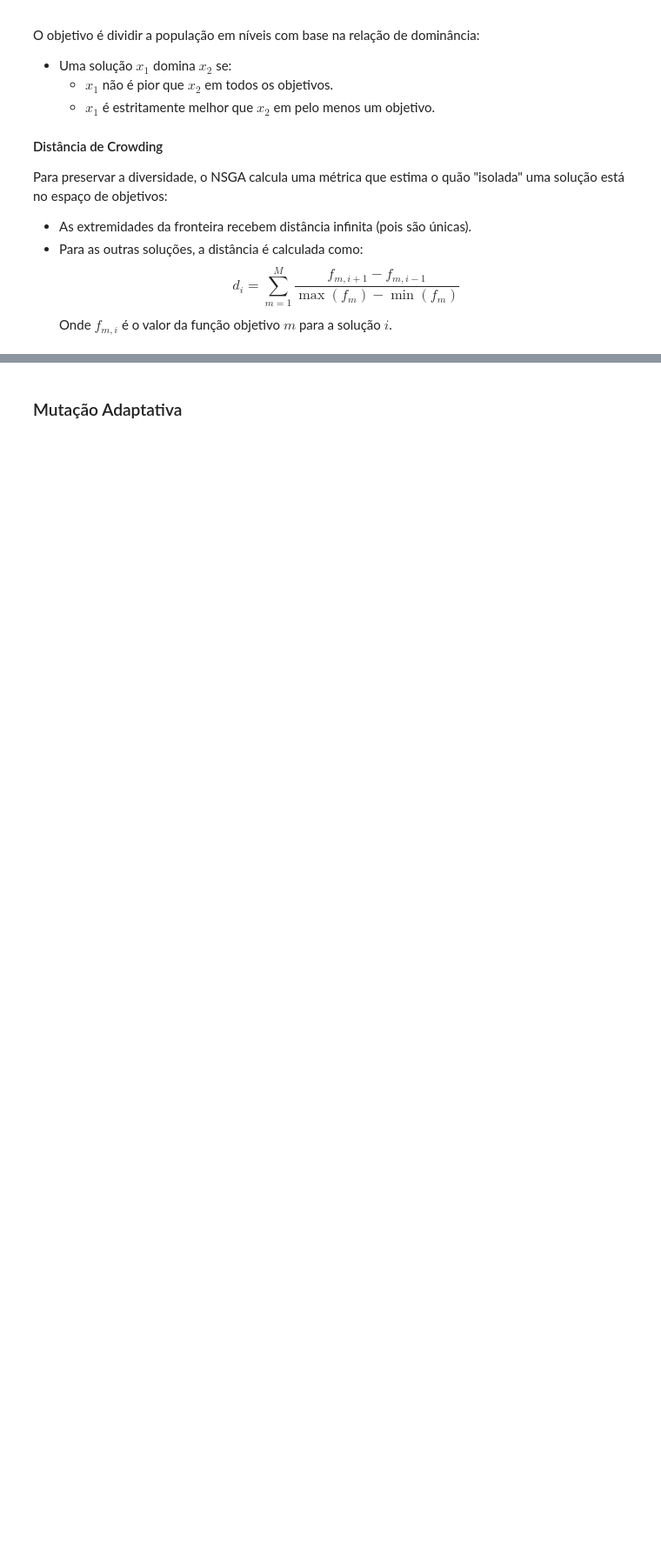
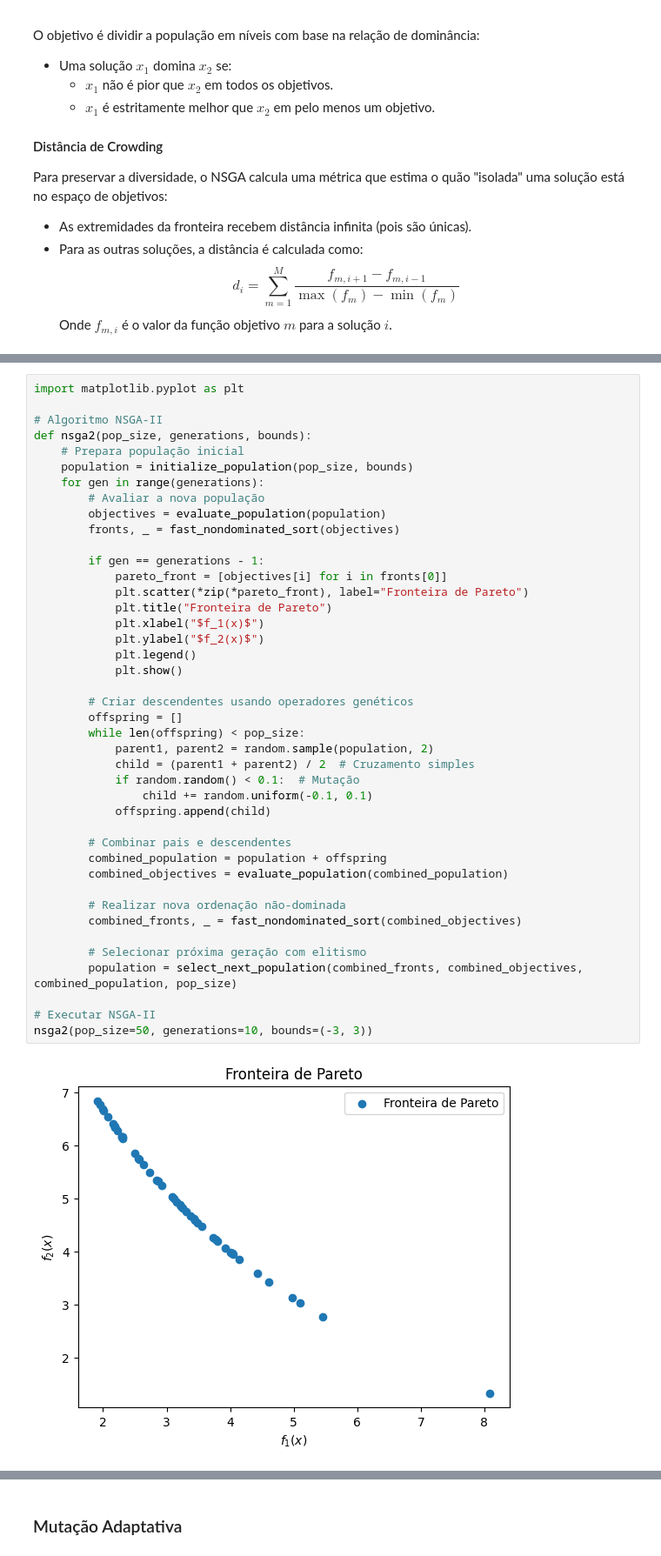
Before and after one commit to JunioCesarFerreira/NSGA-Studies, a Jupyter notebook: notebooks/nsga-initial-study.ipynb, the cells around one changed output, grey strips where cells are left out. Shown: that part at 87% size. Saved outputs shown, nothing was run; the diff lists cells and outputs as text; blank space fills up the shorter version.

```diff
--- a/notebooks/nsga-initial-study.ipynb
+++ b/notebooks/nsga-initial-study.ipynb
@@ -249 +240,45 @@ nsga(pop_size=50, generations=100, bounds=(-3, 3))
+# %%
+import matplotlib.pyplot as plt
+
+# Algoritmo NSGA-II
+def nsga2(pop_size, generations, bounds):
+    # Prepara população inicial
+    population = initialize_population(pop_size, bounds)
+    for gen in range(generations):
+        # Avaliar a nova população
+        objectives = evaluate_population(population)
+        fronts, _ = fast_nondominated_sort(objectives)
+
+        if gen == generations - 1:
+            pareto_front = [objectives[i] for i in fronts[0]]
+            plt.scatter(*zip(*pareto_front), label="Fronteira de Pareto")
+            plt.title("Fronteira de Pareto")
+            plt.xlabel("$f_1(x)$")
+            plt.ylabel("$f_2(x)$")
+            plt.legend()
+            plt.show()
+
+        # Criar descendentes usando operadores genéticos
+        offspring = []
+        while len(offspring) < pop_size:
+            parent1, parent2 = random.sample(population, 2)
+            child = (parent1 + parent2) / 2  # Cruzamento simples
+            if random.random() < 0.1:  # Mutação
+                child += random.uniform(-0.1, 0.1)
+            offspring.append(child)
+
+        # Combinar pais e descendentes
+        combined_population = population + offspring
+        combined_objectives = evaluate_population(combined_population)
+
+        # Realizar nova ordenação não-dominada
+        combined_fronts, _ = fast_nondominated_sort(combined_objectives)
+
+        # Selecionar próxima geração com elitismo
+        population = select_next_population(combined_fronts, combined_objectives, combined_population, pop_size)
+
+# Executar NSGA-II
+nsga2(pop_size=50, generations=10, bounds=(-3, 3))
+# %% [output]
+[figure, added]
 # %% [markdown]
```
Also changed, not shown: parts of 20 cells of this notebook.
